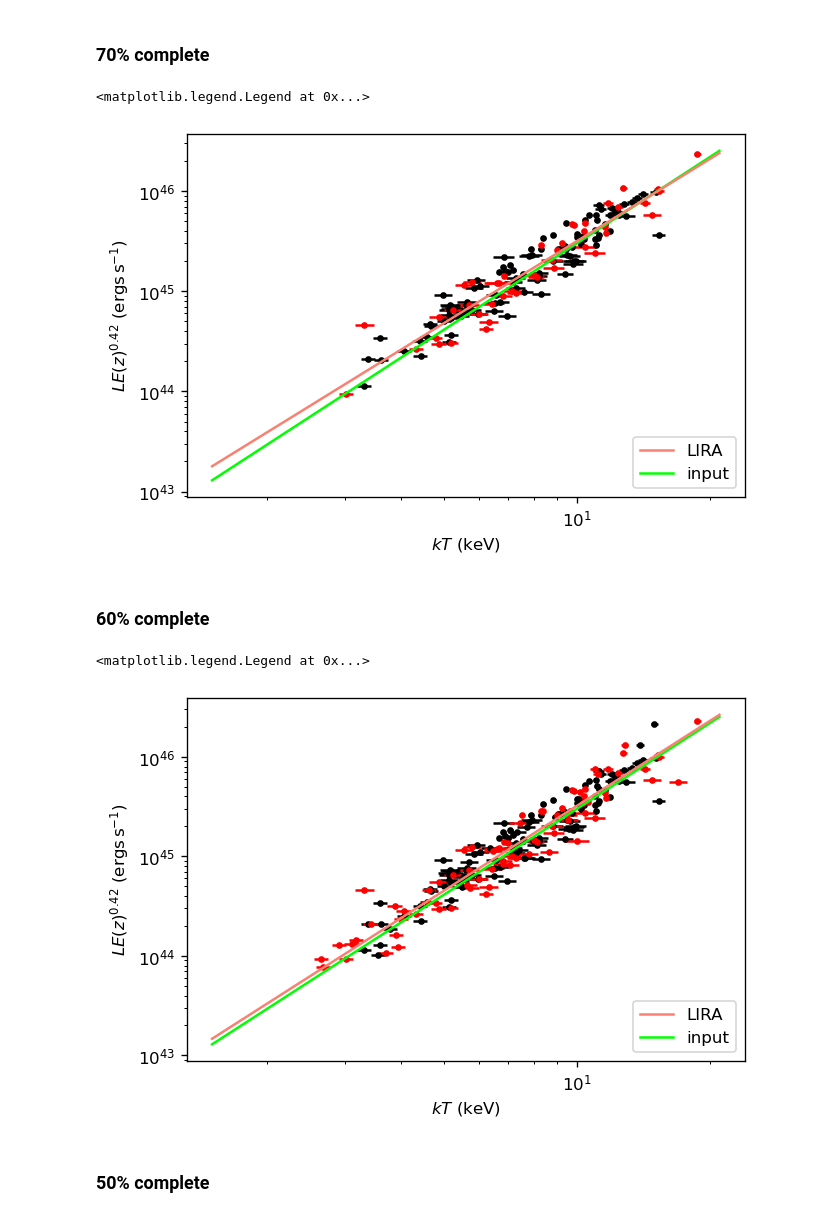
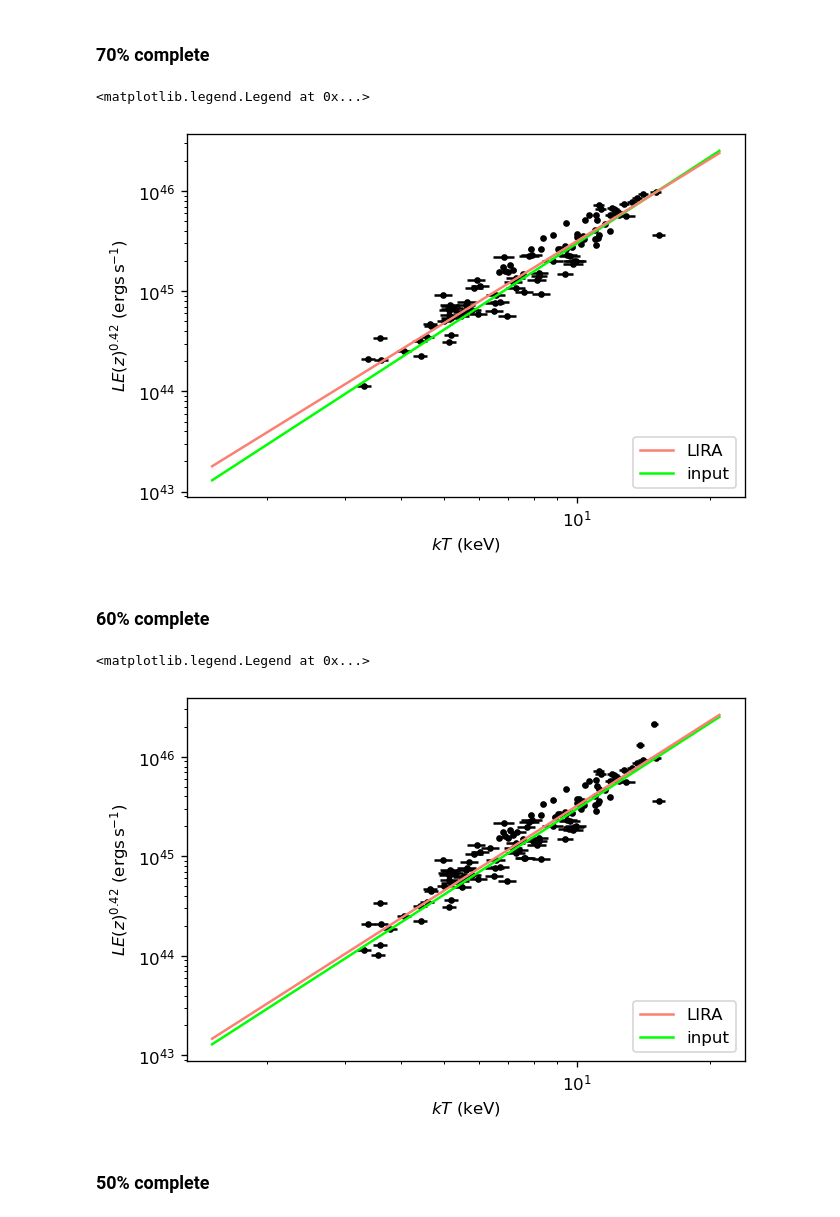
Before and after one commit to ryanduffy92/generate_cluster_sample, a Jupyter notebook: sample_generation.ipynb, the cells around one changed output. Saved outputs shown, nothing was run; the diff lists cells and outputs as text; code cells hidden in the pictures.

```diff
--- a/sample_generation.ipynb
+++ b/sample_generation.ipynb
@@ -326,7 +326,7 @@ df_use = noras[:interest[7]][noras[:interest[7]].targeted == 1.0]
 df_notused = noras[:interest[7]][noras[:interest[7]].targeted == 0.0]
 # %%
 plt.errorbar(df_use.kt_obs, df_use.l_obs*df_use['Ez']**0.42, xerr=df_use.kt_obs_err*df_use.kt_obs, yerr=df_use.l_obs_err*df_use.l_obs*df_use['Ez']**0.42, linestyle='', marker='.', color='k', zorder=0)
-plt.errorbar(df_notused.kt_obs, df_notused.l_obs*df_notused['Ez']**0.42, xerr=df_notused.kt_obs_err*df_notused.kt_obs, yerr=df_notused.l_obs_err*df_notused.l_obs*df_notused['Ez']**0.42, linestyle='', marker='.', color='red', zorder=0)
+#plt.errorbar(df_notused.kt_obs, df_notused.l_obs*df_notused['Ez']**0.42, xerr=df_notused.kt_obs_err*df_notused.kt_obs, yerr=df_notused.l_obs_err*df_notused.l_obs*df_notused['Ez']**0.42, linestyle='', marker='.', color='red', zorder=0)
 plt.plot(rr, ys, color='salmon', zorder=10, label='LIRA')
 plt.plot(rr, ys_input, color='lime', zorder=5, label='input')
 plt.xscale('log')
@@ -336,7 +336,7 @@ plt.ylabel(r'$LE(z)^{0.42}$ (ergs$\,$s$^{-1}$)')
 plt.legend(loc='lower right')
 # %% [output]
 <matplotlib.legend.Legend at 0x...>
-[figure, old version]
+[figure, new version]
 # %% [markdown]
 ### 60% complete
 # %%
@@ -351,17 +351,17 @@ df_use = noras[:interest[8]][noras[:interest[8]].targeted == 1.0]
 df_notused = noras[:interest[8]][noras[:interest[8]].targeted == 0.0]
 # %%
 plt.errorbar(df_use.kt_obs, df_use.l_obs*df_use['Ez']**0.42, xerr=df_use.kt_obs_err*df_use.kt_obs, yerr=df_use.l_obs_err*df_use.l_obs*df_use['Ez']**0.42, linestyle='', marker='.', color='k', zorder=0)
-plt.errorbar(df_notused.kt_obs, df_notused.l_obs*df_notused['Ez']**0.42, xerr=df_notused.kt_obs_err*df_notused.kt_obs, yerr=df_notused.l_obs_err*df_notused.l_obs*df_notused['Ez']**0.42, linestyle='', marker='.', color='red', zorder=0)
+#plt.errorbar(df_notused.kt_obs, df_notused.l_obs*df_notused['Ez']**0.42, xerr=df_notused.kt_obs_err*df_notused.kt_obs, yerr=df_notused.l_obs_err*df_notused.l_obs*df_notused['Ez']**0.42, linestyle='', marker='.', color='red', zorder=0)
 plt.plot(rr, ys, color='salmon', zorder=10, label='LIRA')
 plt.plot(rr, ys_input, color='lime', zorder=5, label='input')
 plt.xscale('log')
 plt.yscale('log')
 plt.xlabel(r'$kT$ (keV)')
 plt.ylabel(r'$LE(z)^{0.42}$ (ergs$\,$s$^{-1}$)')
 plt.legend(loc='lower right')
 # %% [output]
 <matplotlib.legend.Legend at 0x...>
-[figure, old version]
+[figure, new version]
 # %% [markdown]
 ### 50% complete
 # %%
```
Also changed, not shown: parts of 13 cells of this notebook.
